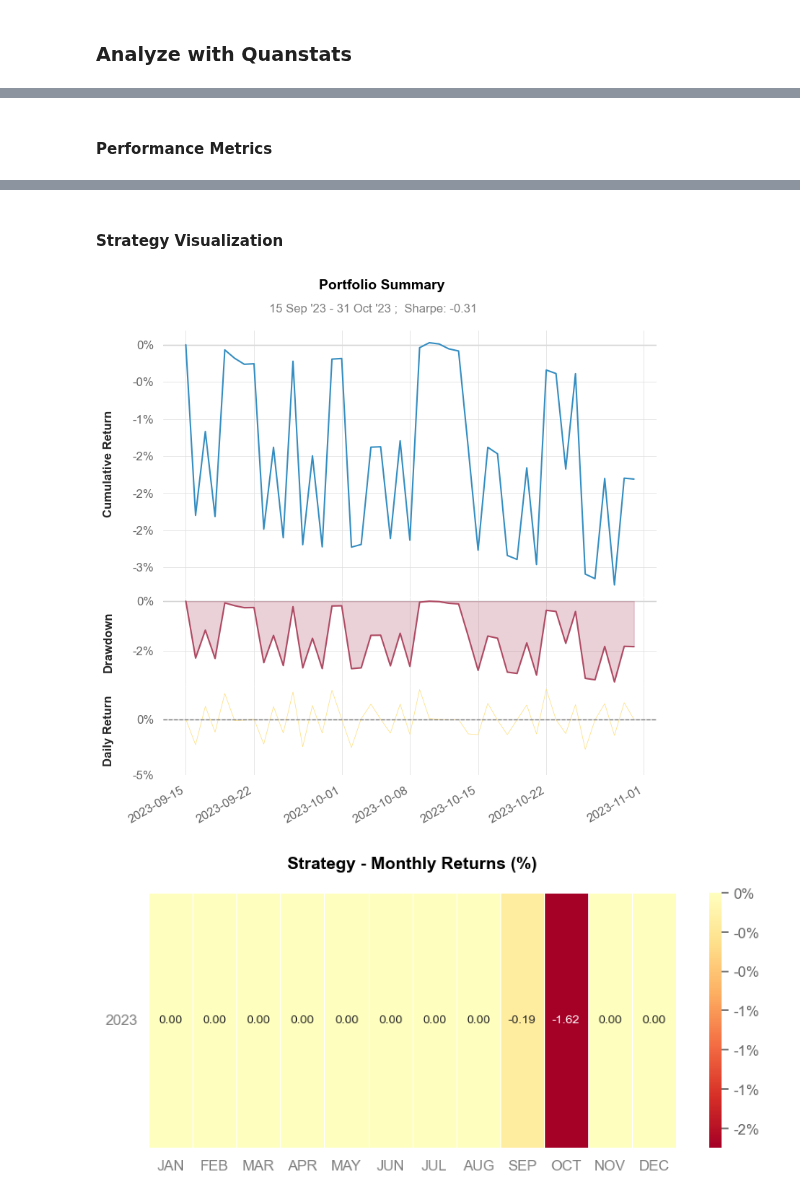
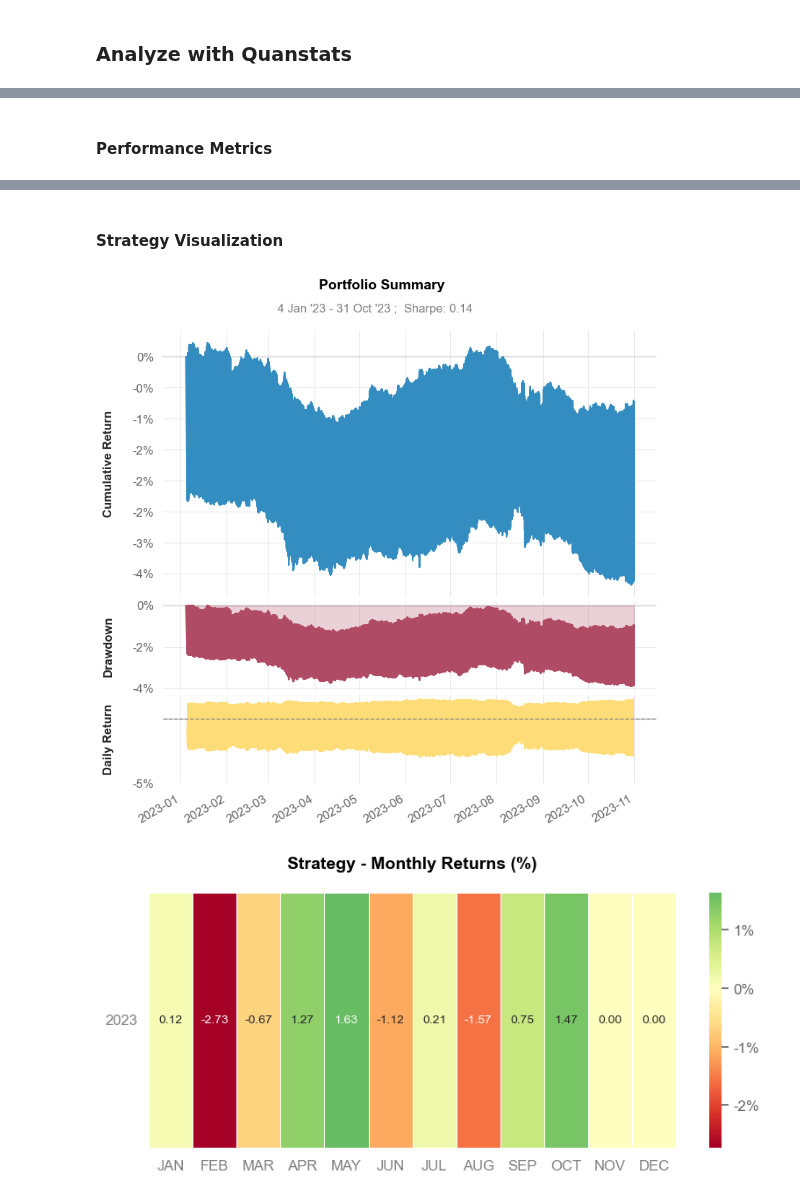
Before and after one commit to Hongshen-Yang/pair-trading-envs, a Jupyter notebook: trade_RL_freeop_zscore.ipynb, the cells around one changed output, grey strips where cells are left out. Drawn from its saved outputs; the diff is of its cells as text; code cells hidden in the pictures.

Commit message:
removed daily return

```diff
--- a/trade_RL_freeop_zscore.ipynb
+++ b/trade_RL_freeop_zscore.ipynb
@@ -266,6 +266,6 @@ Avg short order pnl: 0.0003093641416509472
 # %%
-best_return_daily = best_return['returns'].resample('1d').apply(lambda x: np.prod(1 + x) - 1)
-qs.reports.basic(best_return_daily)
+# best_return_daily = best_return['returns'].resample('1d').apply(lambda x: np.prod(1 + x) - 1)
+qs.reports.basic(best_return['returns'])
 # %% [output]
 Performance Metrics
                     Strategy
@@ -288,3 +288,3 @@ Serenity Index      -0.33
 Strategy Visualization
-[figure, old version]
+[figure, new version]
-[figure, old version]
+[figure, new version]
```
Also changed, not shown: parts of 9 cells of this notebook, 33 other files.
